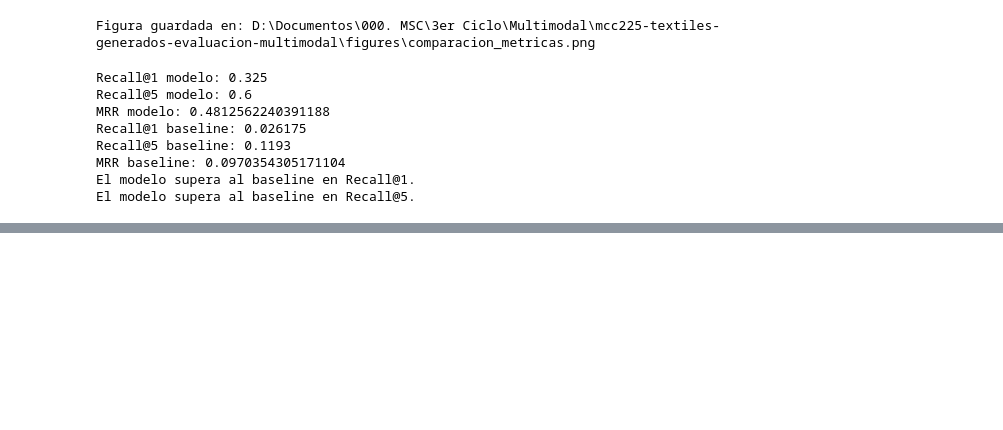
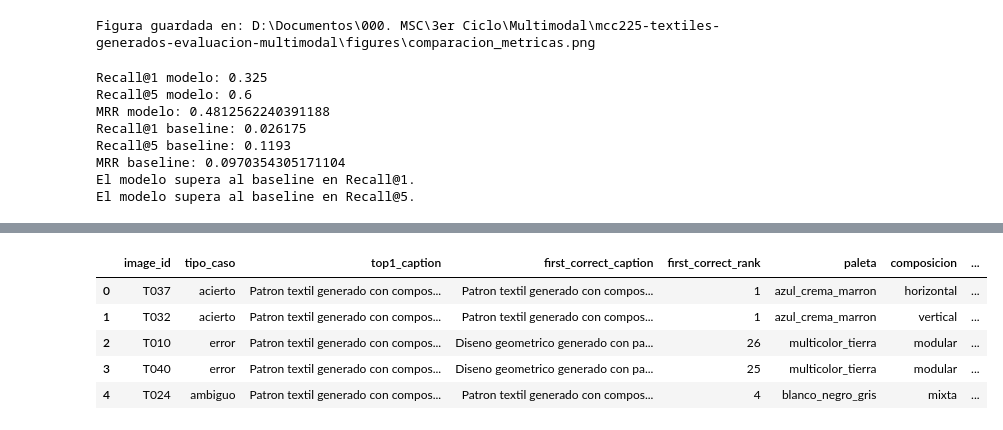
Before and after one commit to hsancheza90-art/mcc225-textiles-generados-evaluacion-multimodal, a Jupyter notebook: notebooks/Cuaderno14_MCC225_resuelto.ipynb, the cells around one changed output, grey strips where cells are left out. Saved outputs shown, nothing was run; the diff lists cells and outputs as text; code cells hidden in the pictures; blank space fills up the shorter version.

```diff
--- a/notebooks/Cuaderno14_MCC225_resuelto.ipynb
+++ b/notebooks/Cuaderno14_MCC225_resuelto.ipynb
@@ -731,0 +792,89 @@ El modelo supera al baseline en Recall@5.
+# %%
+# ============================================================
+# 19. Selección automática de cinco casos
+# ============================================================
+
+# Aciertos claros: top 1 correcto
+success_candidates = case_base_df[
+    case_base_df["is_top1_correct"] == True
+].copy()
+
+success_cases = success_candidates.sort_values(
+    by="top1_score",
+    ascending=False
+).head(2)
+
+# Errores claros: el primer caption correcto aparece después del top 5
+error_candidates = case_base_df[
+    case_base_df["first_correct_rank"] > 5
+].copy()
+
+# Si hubiera menos de dos errores fuertes, usar errores donde top 1 sea incorrecto
+if len(error_candidates) < 2:
+    error_candidates = case_base_df[
+        case_base_df["is_top1_correct"] == False
+    ].copy()
+
+error_cases = error_candidates.sort_values(
+    by="first_correct_rank",
+    ascending=False
+).head(2)
+
+# Caso ambiguo: preferir imagen con ambigüedad alta y resultado no perfecto
+ambiguous_candidates = case_base_df[
+    (case_base_df["nivel_ambiguedad"] == "alto")
+    & (case_base_df["is_top1_correct"] == False)
+].copy()
+
+# Si no hay candidatos, elegir caso de ambigüedad alta aunque haya sido correcto
+if len(ambiguous_candidates) == 0:
+    ambiguous_candidates = case_base_df[
+        case_base_df["nivel_ambiguedad"] == "alto"
+    ].copy()
+
+# Si todavía no hay, elegir un caso donde el correcto aparezca entre rank 2 y 5
+if len(ambiguous_candidates) == 0:
+    ambiguous_candidates = case_base_df[
+        (case_base_df["first_correct_rank"] > 1)
+        & (case_base_df["first_correct_rank"] <= 5)
+    ].copy()
+
+ambiguous_case = ambiguous_candidates.sort_values(
+    by="first_correct_rank",
+    ascending=True
+).head(1)
+
+selected_cases_df = pd.concat(
+    [success_cases, error_cases, ambiguous_case],
+    ignore_index=True
+)
+
+selected_cases_df["tipo_caso"] = [
+    "acierto",
+    "acierto",
+    "error",
+    "error",
+    "ambiguo"
+][:len(selected_cases_df)]
+
+selected_cases_df[
+    [
+        "image_id",
+        "tipo_caso",
+        "top1_caption",
+        "first_correct_caption",
+        "first_correct_rank",
+        "paleta",
+        "composicion",
+        "motivo",
+        "simetria",
+        "nivel_ambiguedad"
+    ]
+]
+# %% [output]
+|  | image_id | tipo_caso | top1_caption | first_correct_caption | first_correct_rank | paleta | composicion | ... |
+| 0 | T037 | acierto | Patron textil generado con compos... | Patron textil generado con compos... | 1 | azul_crema_marron | horizontal | ... |
+| 1 | T032 | acierto | Patron textil generado con compos... | Patron textil generado con compos... | 1 | azul_crema_marron | vertical | ... |
+| 2 | T010 | error | Patron textil generado con compos... | Diseno geometrico generado con pa... | 26 | multicolor_tierra | modular | ... |
+| 3 | T040 | error | Patron textil generado con compos... | Diseno geometrico generado con pa... | 25 | multicolor_tierra | modular | ... |
+| 4 | T024 | ambiguo | Patron textil generado con compos... | Patron textil generado con compos... | 4 | blanco_negro_gris | mixta | ... |
```
Also changed, not shown: parts of 7 cells of this notebook, 5 other files.
